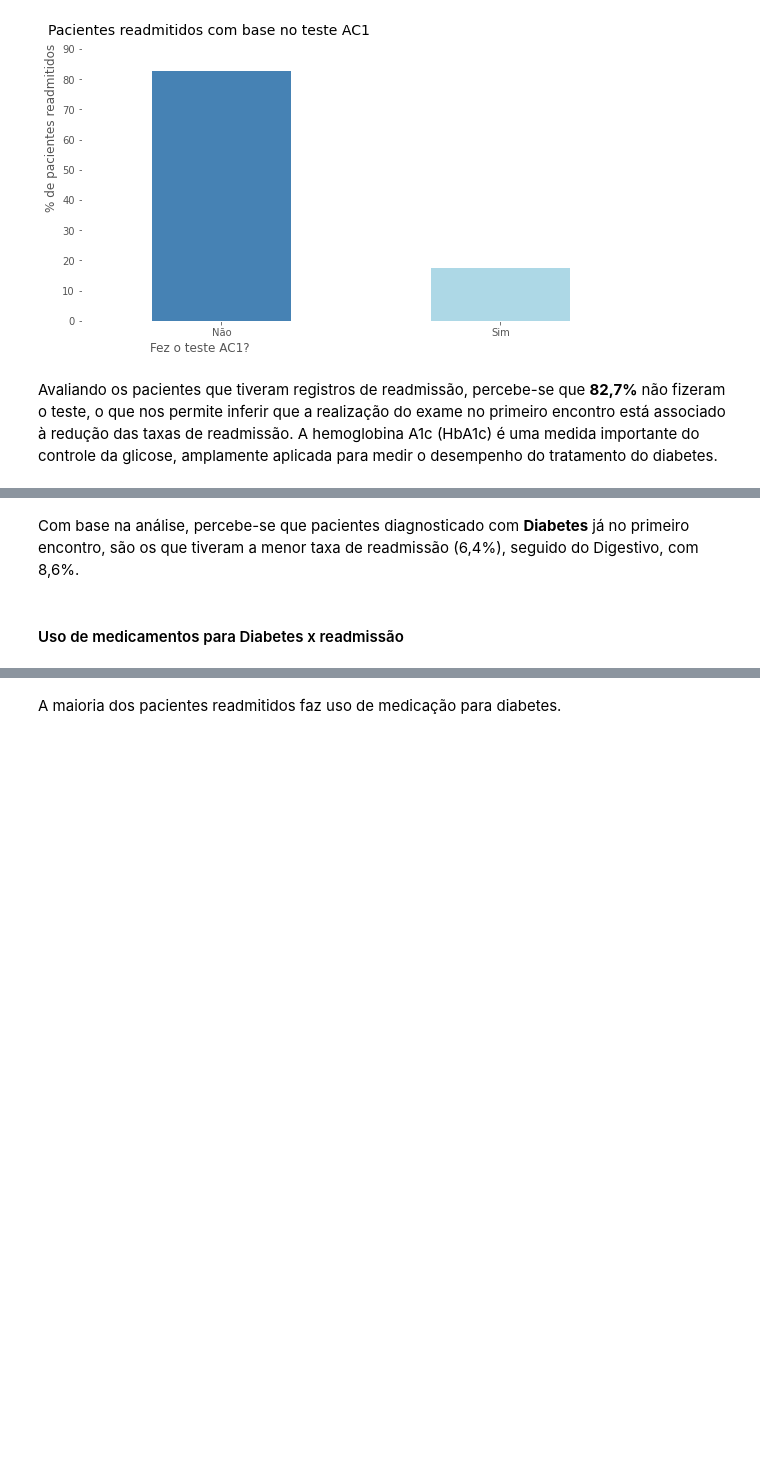
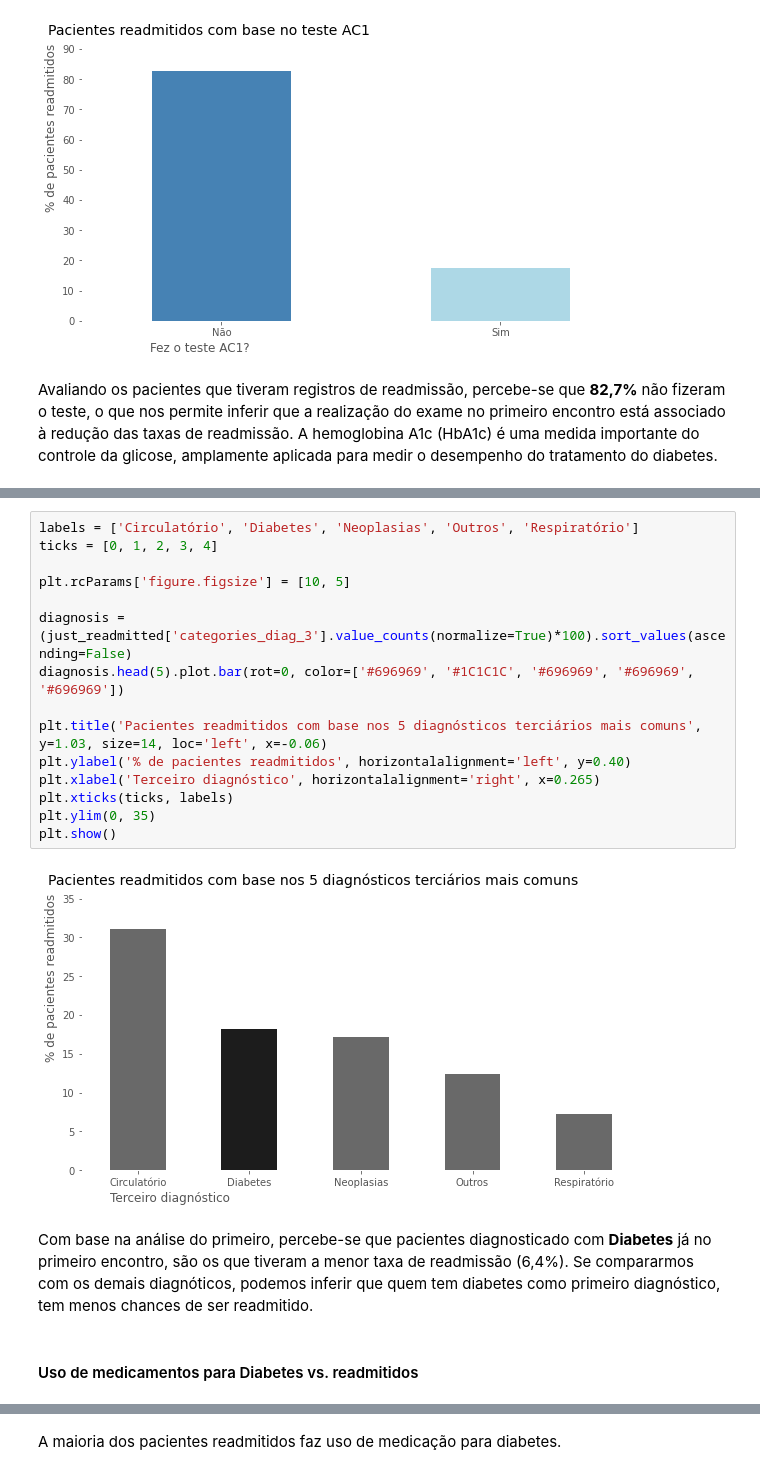
Before and after one commit to LilianeAquino/aed_projeto_3, a Jupyter notebook: template.ipynb, the cells around one changed output, grey strips where cells are left out. Saved outputs shown, nothing was run; the diff lists cells and outputs as text; blank space fills up the shorter version.

```diff
--- a/template.ipynb
+++ b/template.ipynb
@@ -690,7 +700,24 @@ plt.show()
+# %%
+labels = ['Circulatório', 'Diabetes', 'Neoplasias', 'Outros', 'Respiratório']
+ticks = [0, 1, 2, 3, 4]
+
+plt.rcParams['figure.figsize'] = [10, 5]
+
+diagnosis = (just_readmitted['categories_diag_3'].value_counts(normalize=True)*100).sort_values(ascending=False)
+diagnosis.head(5).plot.bar(rot=0, color=['#696969', '#1C1C1C', '#696969', '#696969', '#696969'])
+
+plt.title('Pacientes readmitidos com base nos 5 diagnósticos terciários mais comuns', y=1.03, size=14, loc='left', x=-0.06)
+plt.ylabel('% de pacientes readmitidos', horizontalalignment='left', y=0.40)
+plt.xlabel('Terceiro diagnóstico', horizontalalignment='right', x=0.265)
+plt.xticks(ticks, labels)
+plt.ylim(0, 35)
+plt.show()
+# %% [output]
+[figure, added]
 # %% [markdown]
-Com base na análise, percebe-se que pacientes diagnosticado com **Diabetes** já no primeiro encontro, são os que tiveram a menor taxa de readmissão (6,4%), seguido do Digestivo, com 8,6%.
+Com base na análise do primeiro, percebe-se que pacientes diagnosticado com **Diabetes** já no primeiro encontro, são os que tiveram a menor taxa de readmissão (6,4%). Se compararmos com os demais diagnóticos, podemos inferir que quem tem diabetes como primeiro diagnóstico, tem menos chances de ser readmitido.
 # %% [markdown]
-#### Uso de medicamentos para Diabetes x readmissão
+#### Uso de medicamentos para Diabetes vs. readmitidos
 # %%
 labels = ['Sim', 'Não']
 ticks = [0, 1]
```
Also changed, not shown: parts of 34 cells of this notebook.
